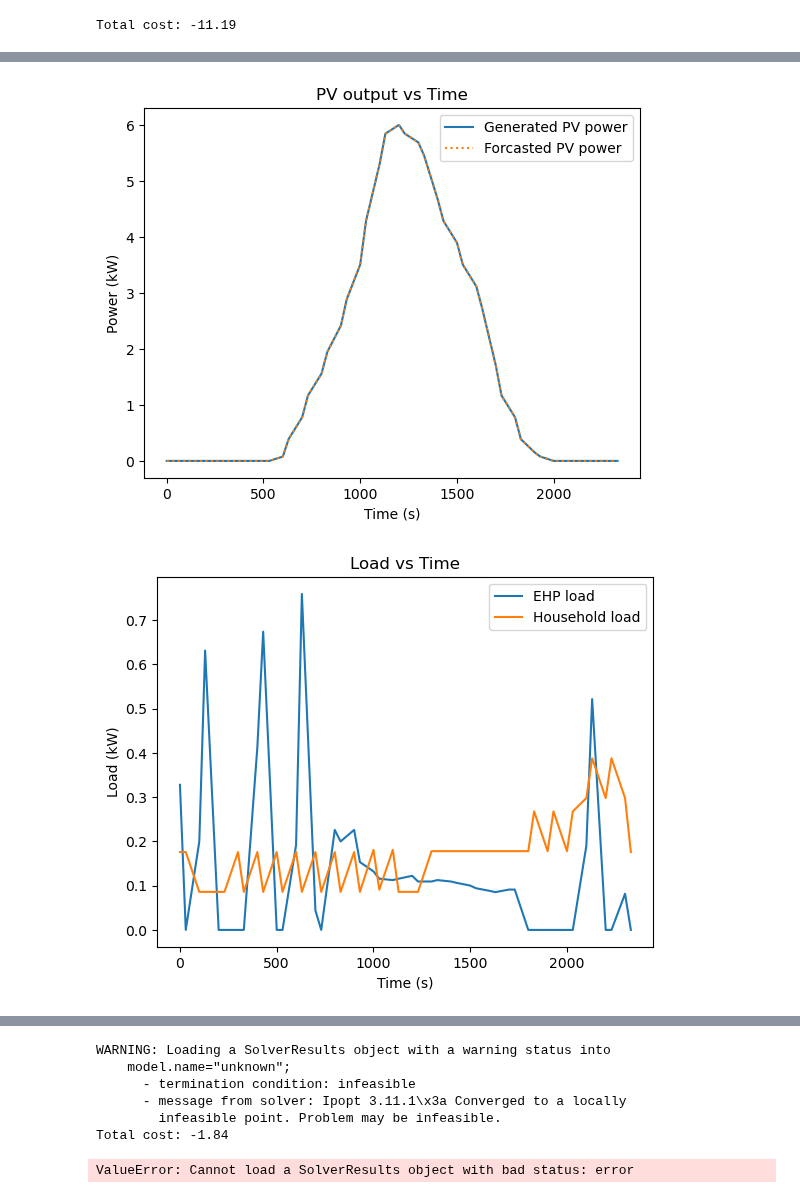
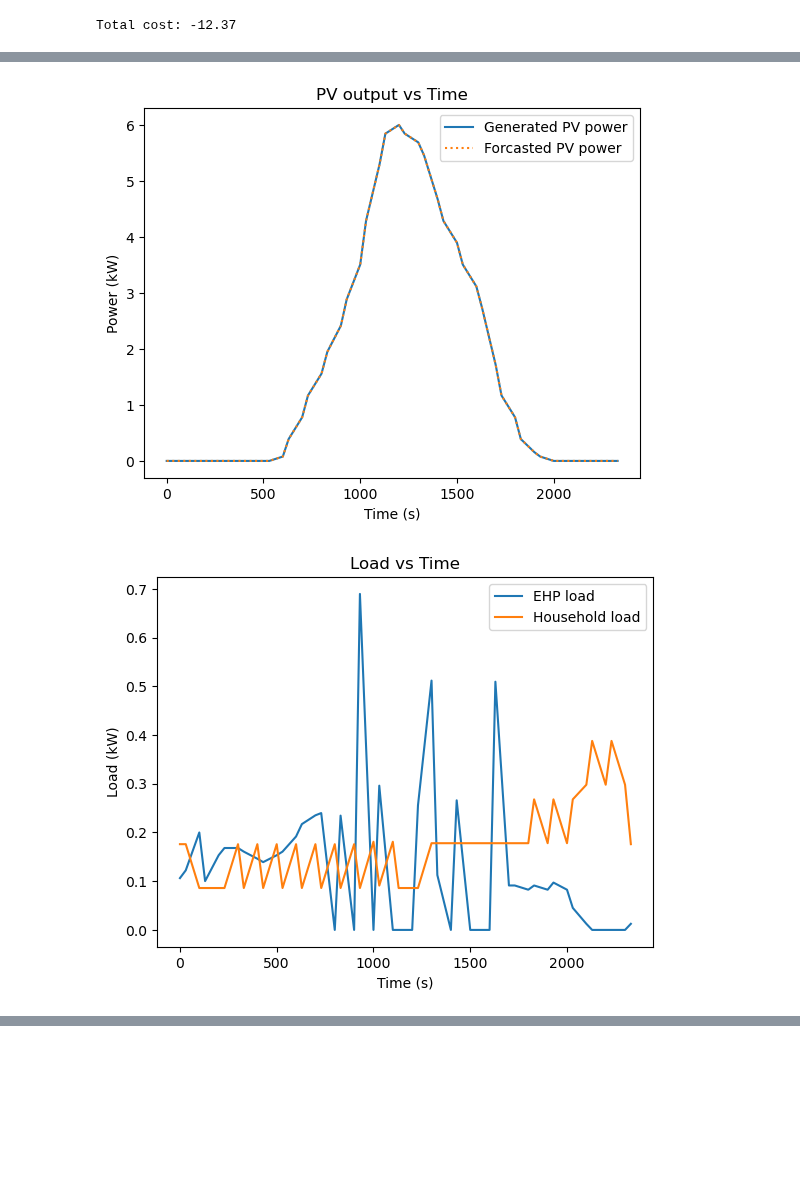
Before and after one commit to Muckthebuck/2023-Energy-kit, a Jupyter notebook: optimization.ipynb, the cells around one changed output, grey strips where cells are left out. Saved outputs shown, nothing was run; the diff lists cells and outputs as text; code cells hidden in the pictures; blank space fills up the shorter version.

```diff
--- a/optimization.ipynb
+++ b/optimization.ipynb
@@ -23,7 +23,7 @@ def generate_occupancy_signal(time_array):
 
     # Assume home between 6 PM and 8 AM
     for i,time in enumerate(time_array):
-        if time >= 800 and time <=  1800:
+        if time <= 800 or time >=  1800:
             signal[i] = 1
 
     # Set final time step value based on previous value
@@ -41,7 +41,7 @@ def update_occupancy(Occupancy, time_array_new):
     del Occupancy[0]  # Delete the first element
 
     # Gennerate new time point data (Assume home between 6 PM and 8 AM, other points random)
-    if (time_array_new[-1] >= 800 and time_array_new[-1] <=  1800) or random.random() < 0.2:
+    if (time_array_new[-1] <= 800 or time_array_new[-1] >=  1800) or random.random() < 0.2:
         new_val = 1
     else:
         new_val = 0
@@ -441,4 +441,4 @@ plt.ylabel('Indoor temperature (deg C)')
 plt.title('Indoor temperature vs Time')
 plt.show()
 # %% [output]
-Total cost: -11.19
+Total cost: -12.37
@@ -448,2 +448,2 @@ Total cost: -11.19
 [figure]
-[figure, old version]
+[figure, new version]
@@ -451,7 +450,0 @@ Total cost: -11.19
-WARNING: Loading a SolverResults object with a warning status into
-    model.name="unknown";
-      - termination condition: infeasible
-      - message from solver: Ipopt 3.11.1\x3a Converged to a locally
-        infeasible point. Problem may be infeasible.
-Total cost: -1.84
-ValueError: Cannot load a SolverResults object with bad status: error
```
Also changed, not shown: parts of 1 cell of this notebook.
